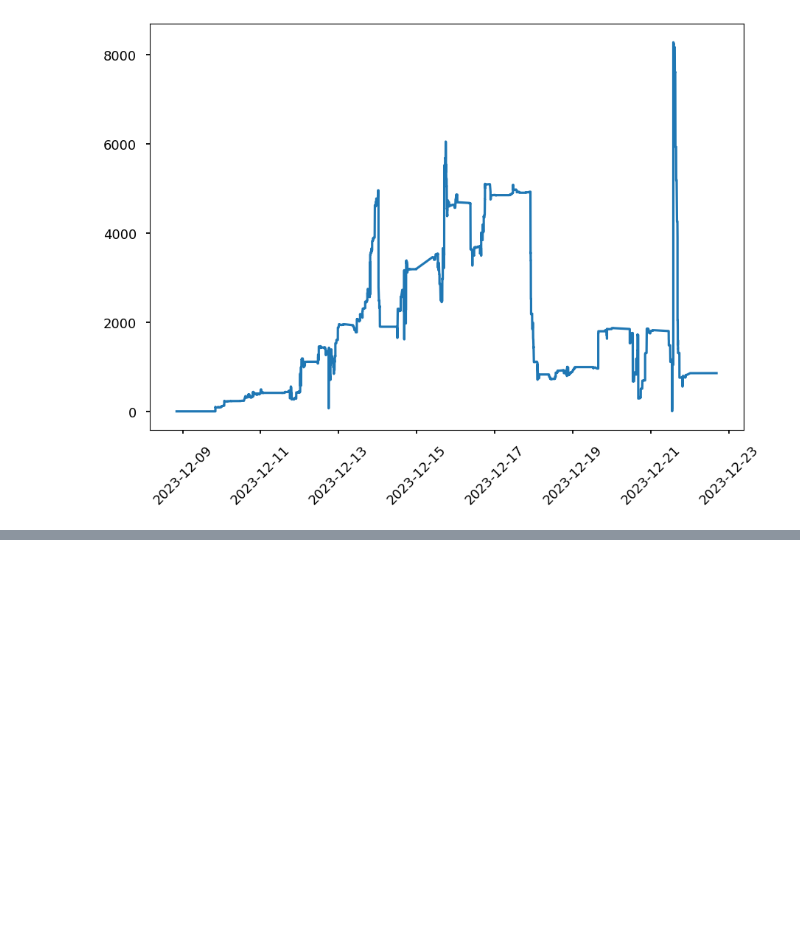
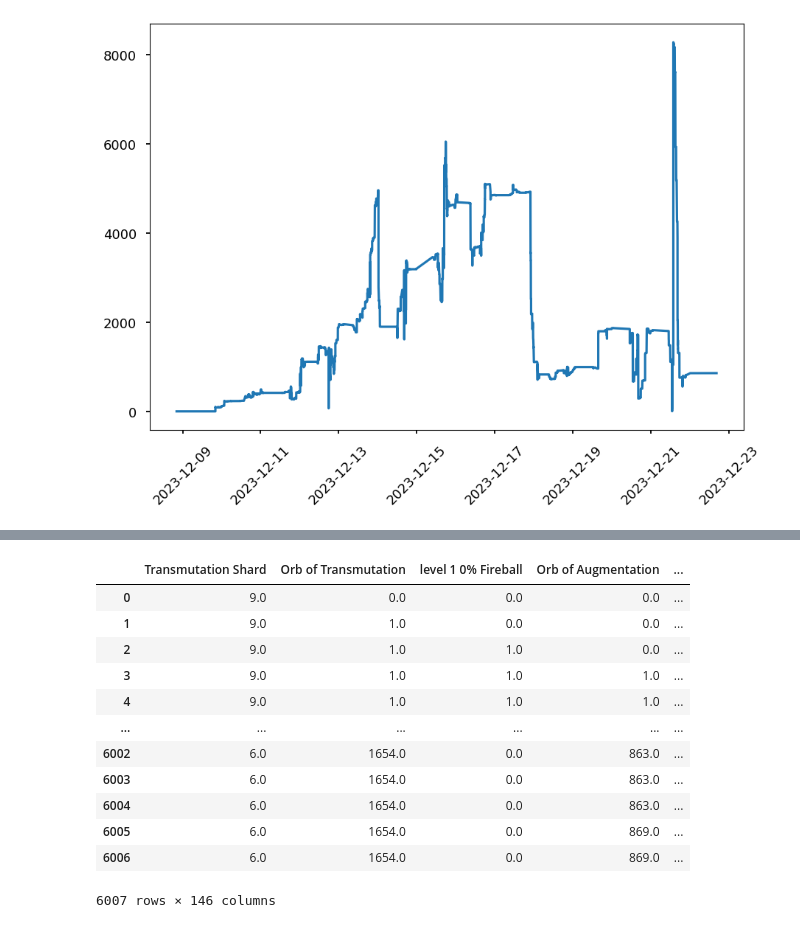
Before and after one commit to LucaTeodorescu/pathofexile-accounting, a Jupyter notebook: exploration.ipynb, the cells around one changed output, grey strips where cells are left out. Drawn from its saved outputs; the diff is of its cells as text; code cells hidden in the pictures; blank space fills up the shorter version.

```diff
--- a/exploration.ipynb
+++ b/exploration.ipynb
@@ -186,0 +233,16 @@ plt.plot_date(dates, CurrencySeries, linestyle='solid', marker='None')
+# %%
+df_SummedLuac
+# %% [output]
+|  | Transmutation Shard | Orb of Transmutation | level 1 0% Fireball | Orb of Augmentation | ... |
+| 0 | 9.0 | 0.0 | 0.0 | 0.0 | ... |
+| 1 | 9.0 | 1.0 | 0.0 | 0.0 | ... |
+| 2 | 9.0 | 1.0 | 1.0 | 0.0 | ... |
+| 3 | 9.0 | 1.0 | 1.0 | 1.0 | ... |
+| 4 | 9.0 | 1.0 | 1.0 | 1.0 | ... |
+| ... | ... | ... | ... | ... | ... |
+| 6002 | 6.0 | 1654.0 | 0.0 | 863.0 | ... |
+| 6003 | 6.0 | 1654.0 | 0.0 | 863.0 | ... |
+| 6004 | 6.0 | 1654.0 | 0.0 | 863.0 | ... |
+| 6005 | 6.0 | 1654.0 | 0.0 | 869.0 | ... |
+| 6006 | 6.0 | 1654.0 | 0.0 | 869.0 | ... |
+6007 rows × 146 columns
```
Also changed, not shown: parts of 9 cells of this notebook.
